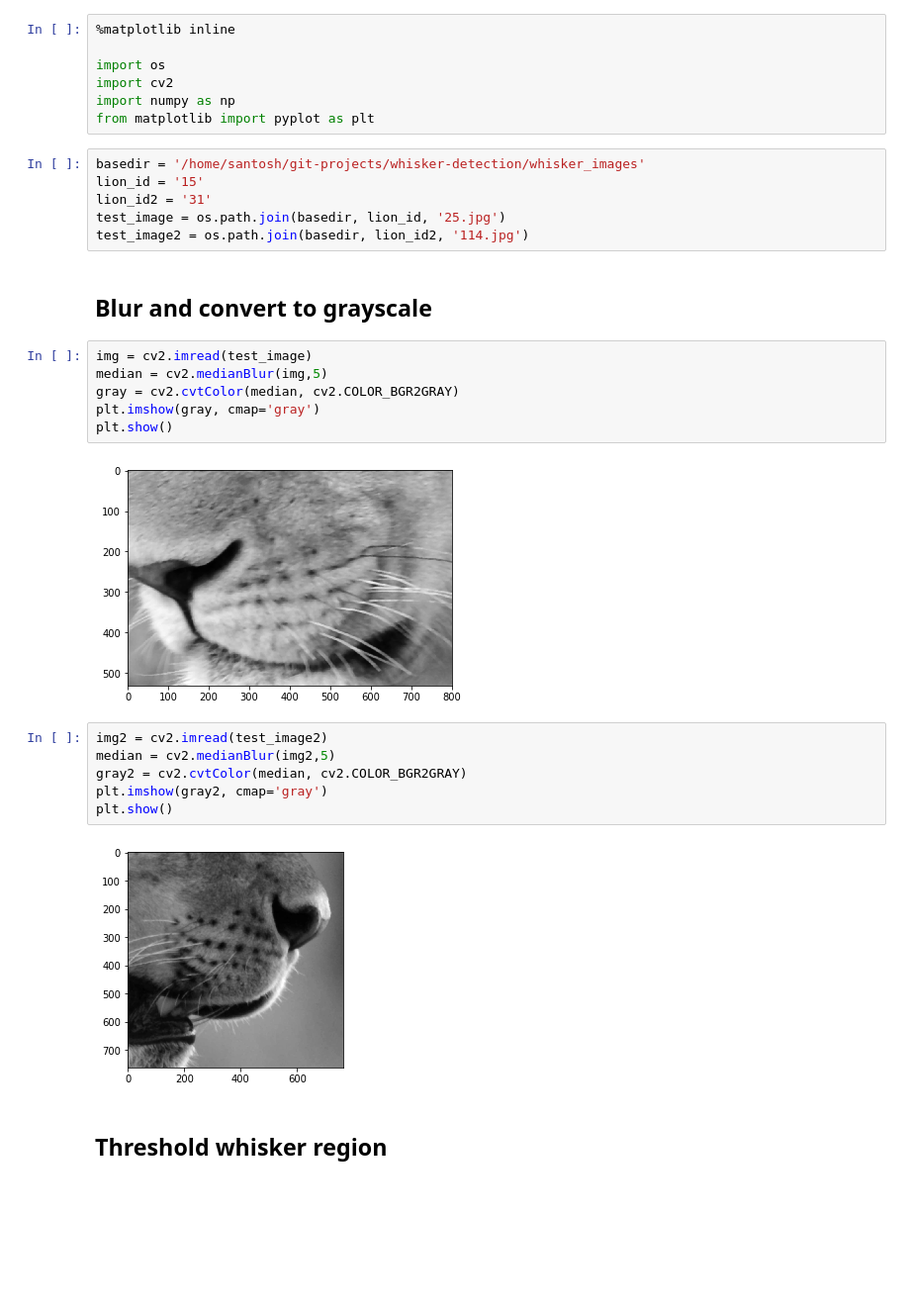
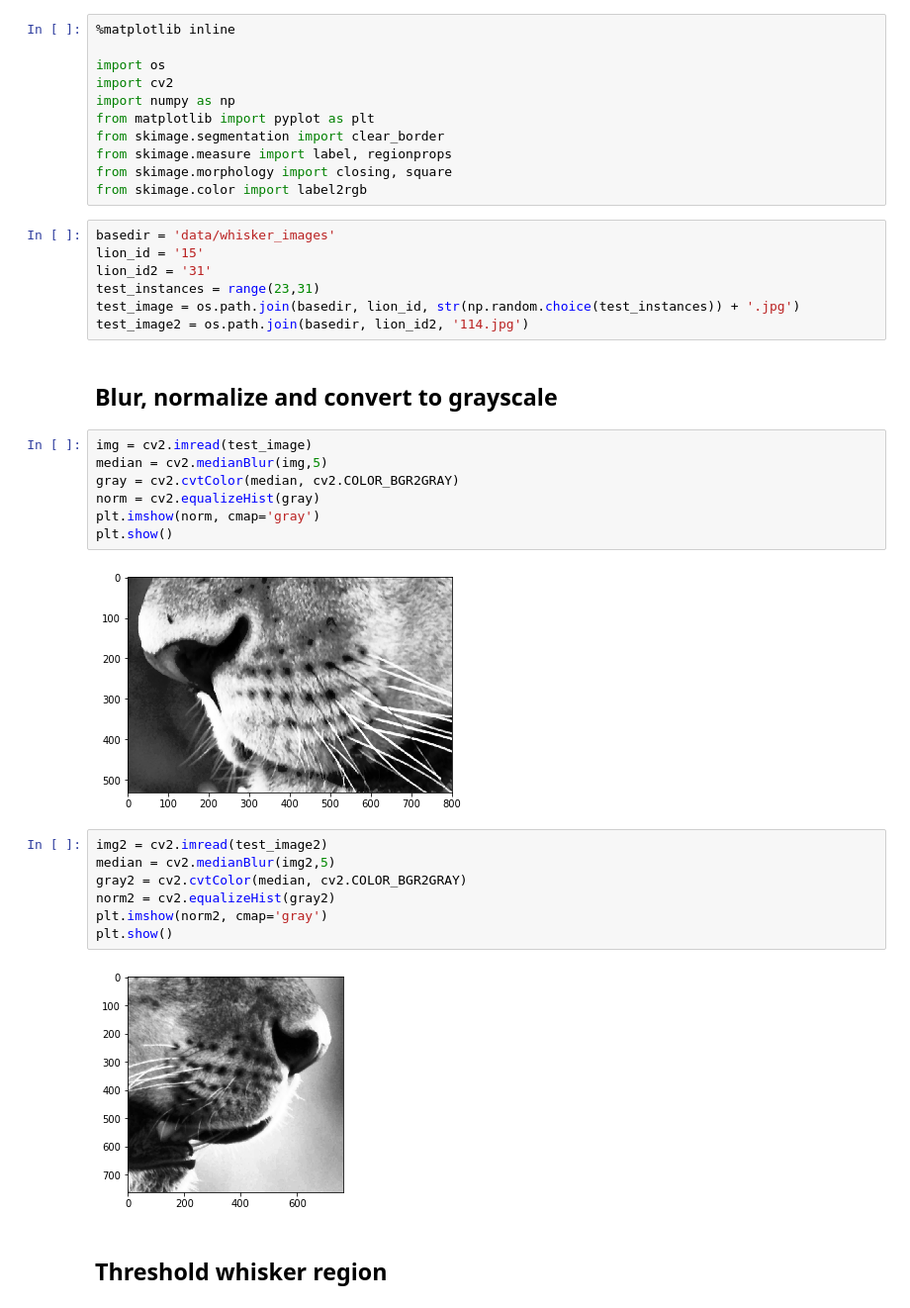
Before and after one commit to T4Cmaureen/linc-cv-sandbox, a Jupyter notebook: whisker.ipynb, the cells around one changed output. Shown at 99% size. Saved outputs shown, nothing was run; the diff lists cells and outputs as text; blank space fills up the shorter version.

```diff
--- a/whisker.ipynb
+++ b/whisker.ipynb
@@ -5,30 +5,37 @@ import os
 import cv2
 import numpy as np
 from matplotlib import pyplot as plt
+from skimage.segmentation import clear_border
+from skimage.measure import label, regionprops
+from skimage.morphology import closing, square
+from skimage.color import label2rgb
 # %%
-basedir = '/home/santosh/git-projects/whisker-detection/whisker_images'
+basedir = 'data/whisker_images'
 lion_id = '15'
 lion_id2 = '31'
-test_image = os.path.join(basedir, lion_id, '25.jpg')
+test_instances = range(23,31)
+test_image = os.path.join(basedir, lion_id, str(np.random.choice(test_instances)) + '.jpg')
 test_image2 = os.path.join(basedir, lion_id2, '114.jpg')
 # %% [markdown]
-## Blur and convert to grayscale
+## Blur, normalize and convert to grayscale
 # %%
 img = cv2.imread(test_image)
 median = cv2.medianBlur(img,5)
 gray = cv2.cvtColor(median, cv2.COLOR_BGR2GRAY)
-plt.imshow(gray, cmap='gray')
+norm = cv2.equalizeHist(gray)
+plt.imshow(norm, cmap='gray')
 plt.show()
 # %% [output]
-[figure, old version]
+[figure, new version]
 # %%
 img2 = cv2.imread(test_image2)
 median = cv2.medianBlur(img2,5)
 gray2 = cv2.cvtColor(median, cv2.COLOR_BGR2GRAY)
-plt.imshow(gray2, cmap='gray')
+norm2 = cv2.equalizeHist(gray2)
+plt.imshow(norm2, cmap='gray')
 plt.show()
 # %% [output]
-[figure, old version]
+[figure, new version]
 # %% [markdown]
 ## Threshold whisker region
 # %%
```
Also changed, not shown: parts of 11 cells of this notebook.
